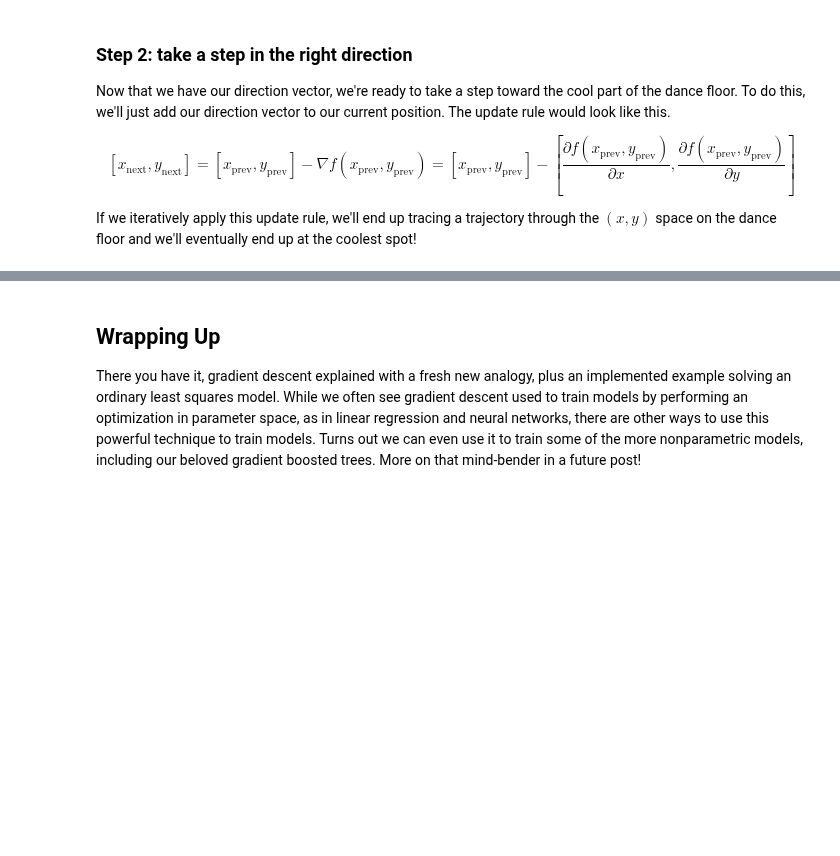
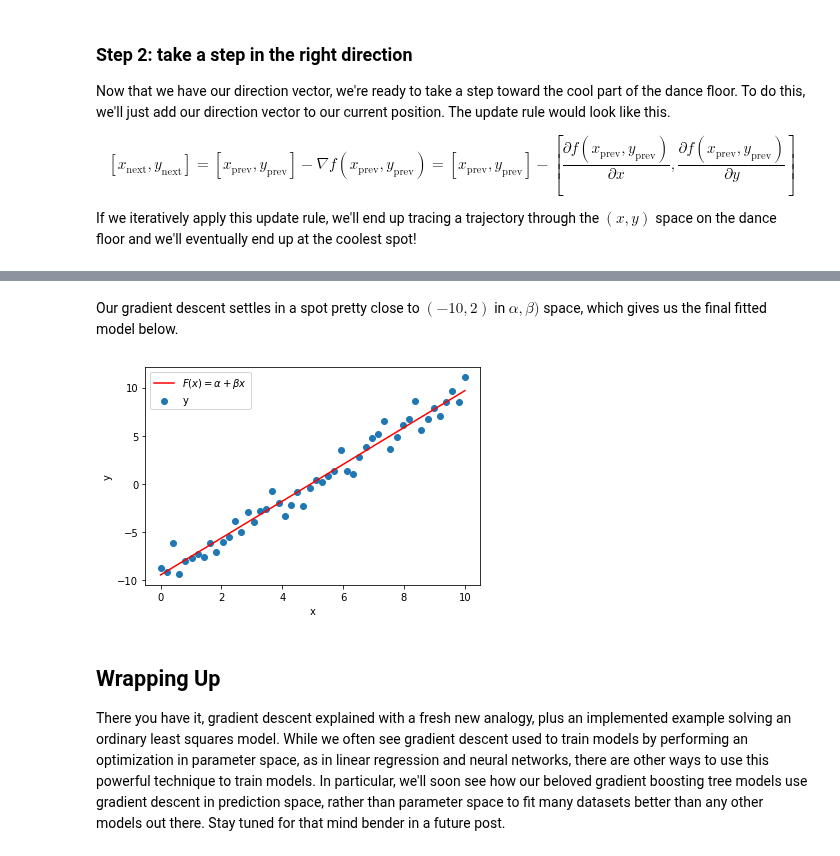
Before and after one commit to mcb00/blog, a Jupyter notebook: _notebooks/2021-01-18-get-down-with-gradient-descent.ipynb, the cells around one changed output, grey strips where cells are left out. Cells and saved outputs as stored; diff of their text form; code cells hidden in the pictures; blank space fills up the shorter version.

Commit message:
Iterate on post.

```diff
--- a/_notebooks/2021-01-18-get-down-with-gradient-descent.ipynb
+++ b/_notebooks/2021-01-18-get-down-with-gradient-descent.ipynb
@@ -191,6 +231,18 @@ plt.plot(alpha, beta, 'rv', markersize=8);
+# %% [markdown]
+Our gradient descent settles in a spot pretty close to $(-10, 2)$ in $\alpha,\beta)$ space, which gives us the final fitted model below.
+# %%
+#hide_input
+plt.scatter(x,y, label='y')
+plt.plot([min(x), max(x)], [parameters[0] + parameters[1]*min(x), alpha + beta*max(x)], '-r', label='$F(x)=\\alpha+\\beta x$')
+plt.xlabel('x')
+plt.ylabel('y')
+plt.legend();
+# %% [output]
+[figure, added]
 # %% [markdown]
 ## Wrapping Up
 
 There you have it, gradient descent explained with a fresh new analogy, plus an implemented example solving an ordinary least squares model.
 While we often see gradient descent used to train models by performing an optimization in parameter space, as in linear regression and neural networks, there are other ways to use this powerful technique to train models.
-Turns out we can even use it to train some of the more nonparametric models, including our beloved gradient boosted trees. More on that mind-bender in a future post!
+In particular, we'll soon see how our beloved gradient boosting tree models use gradient descent in prediction space, rather than parameter space to fit many datasets better than any other models out there.
+Stay tuned for that mind bender in a future post.
```
Also changed, not shown: parts of 20 cells of this notebook, 5 other files.
